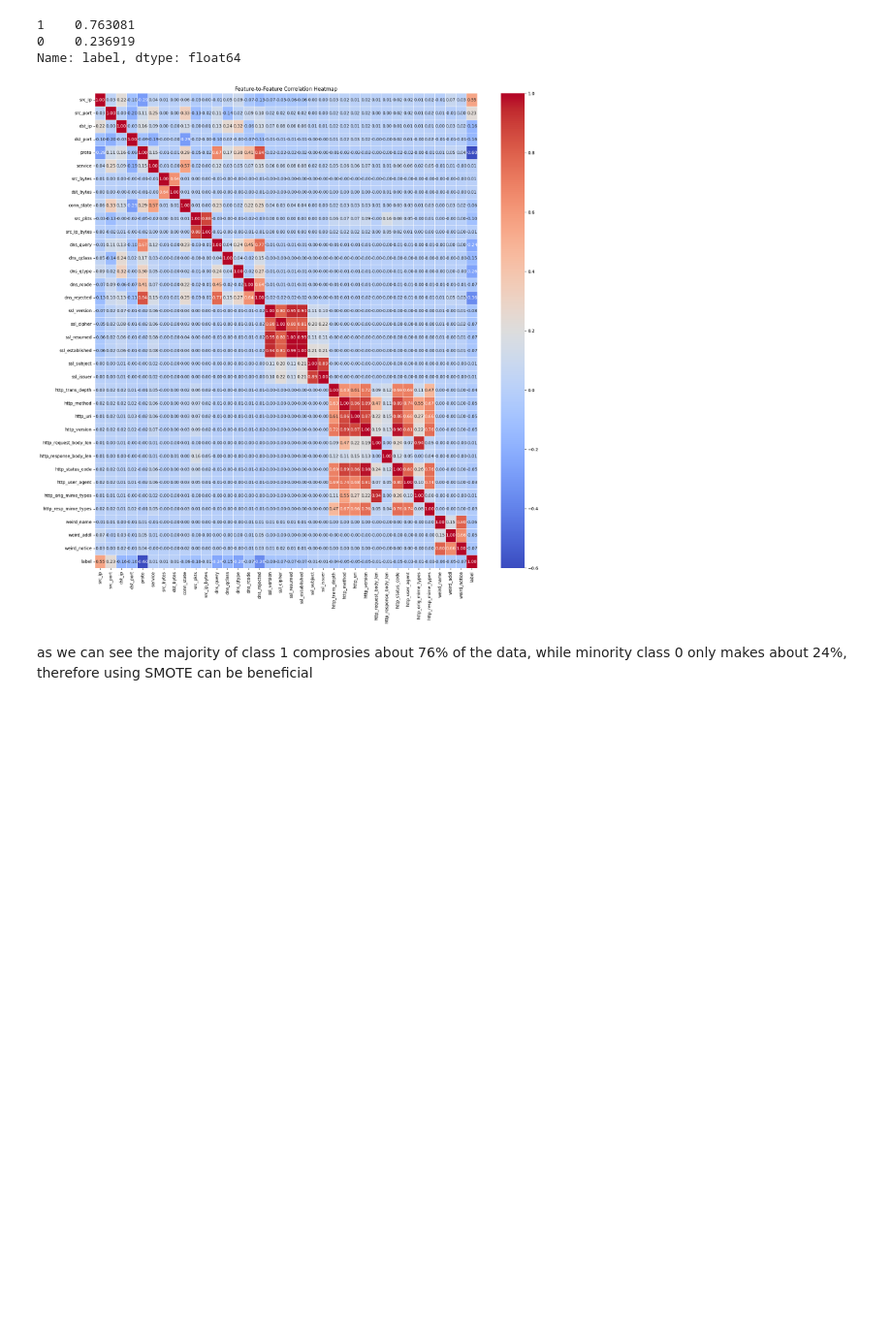
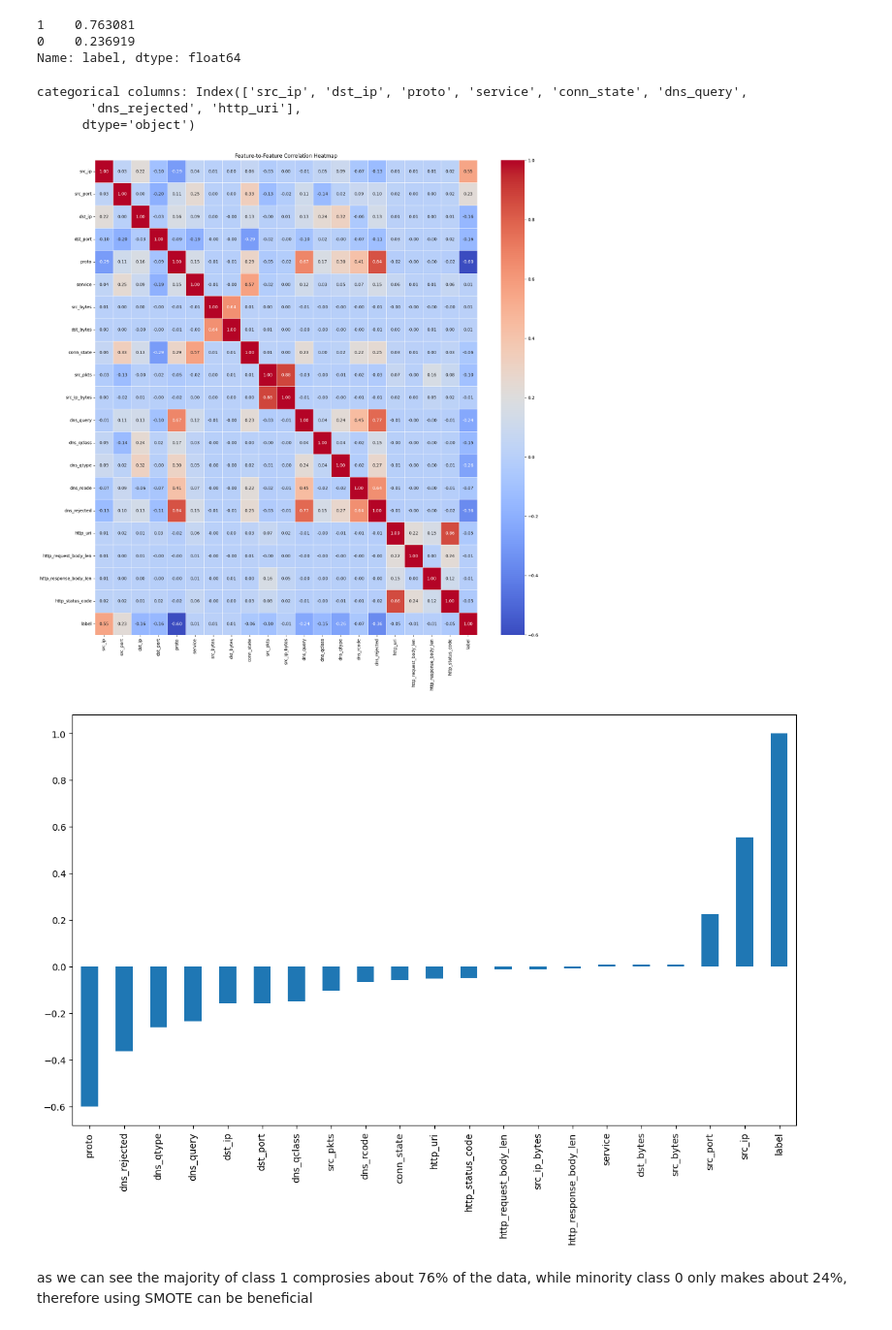
Before and after one commit to ml-ids/IoT-ml-detection, a Jupyter notebook: code.ipynb, the cells around one changed output. Shown at 97% size. Cells and saved outputs as stored; diff of their text form; code cells hidden in the pictures; blank space fills up the shorter version.

```diff
--- a/code.ipynb
+++ b/code.ipynb
@@ -99,34 +99,44 @@ print(train_data['label'].value_counts(normalize=True))  # target_column is your
 0    0.236919
 Name: label, dtype: float64
 # %%
+import matplotlib.pyplot as plt
+import seaborn as sns
+from sklearn.preprocessing import LabelEncoder
+
 data = pd.read_csv('train_test_network.csv')
-data = pd.DataFrame(train_data)
+data = pd.DataFrame(data)
 
 columns_to_drop = ['type', 'dst_ip_bytes', 'missed_bytes', 'duration', 'dst_pkts',
-                   'dns_RA', 'dns_AA', 'dns_RD']
-data_cleaned = data.drop(columns=columns_to_drop, errors='ignore')
-
-from sklearn.preprocessing import LabelEncoder
-
+                   'dns_RA', 'dns_AA', 'dns_RD', 'ssl_subject', 'ssl_issuer', 'ssl_version',
+                   'ssl_cipher', 'ssl_resumed', 'ssl_established', 'http_trans_depth', 'http_method',
+                   'http_version', 'http_user_agent', 'http_orig_mime_types', 'http_resp_mime_types',
+                   'weird_name', 'weird_addl', 'weird_notice']
+data_cleaned = data.drop(columns=columns_to_drop, axis=1)
 categorical_columns = data_cleaned.select_dtypes(include=['object']).columns
+print(f"categorical columns: {categorical_columns}")
 
 # Apply LabelEncoder to categorical columns
 label_encoders = {}
 for col in categorical_columns:
     le = LabelEncoder()
     data_cleaned[col] = le.fit_transform(data_cleaned[col].astype(str))
     label_encoders[col] = le
 
 correlation_matrix = data_cleaned.corr()
-
-import matplotlib.pyplot as plt
-import seaborn as sns
-
 plt.figure(figsize=(20, 20))
 sns.heatmap(correlation_matrix, annot=True, cmap='coolwarm', fmt='.2f', linewidths=0.5)
 plt.title('Feature-to-Feature Correlation Heatmap')
 plt.show()
+
+correlations = data_cleaned.corr()['label'].sort_values()
+plt.figure(figsize=(14, 8))
+correlations.plot(kind='bar')
+plt.show()
 # %% [output]
+categorical columns: Index(['src_ip', 'dst_ip', 'proto', 'service', 'conn_state', 'dns_query',
+       'dns_rejected', 'http_uri'],
+      dtype='object')
-[figure, old version]
+[figure, new version]
+[figure, added]
 # %% [markdown]
 as we can see the majority of class 1 comprosies about 76% of the data, while minority class 0 only makes about 24%, therefore using SMOTE can be beneficial
```
Also changed, not shown: parts of 2 cells of this notebook.
